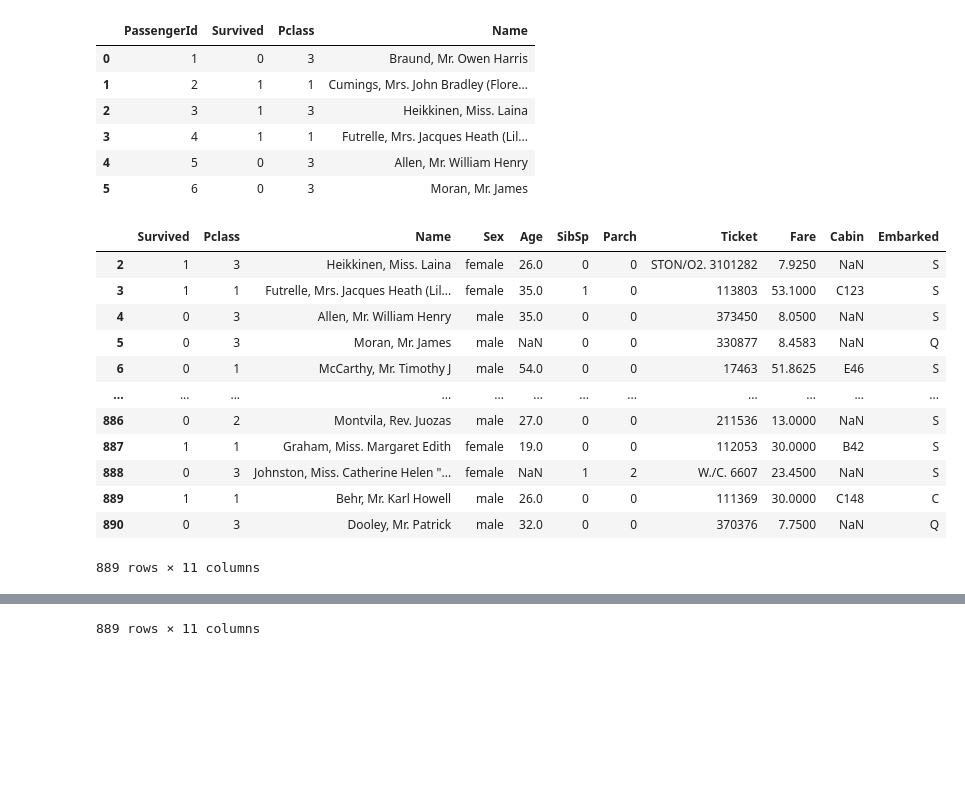
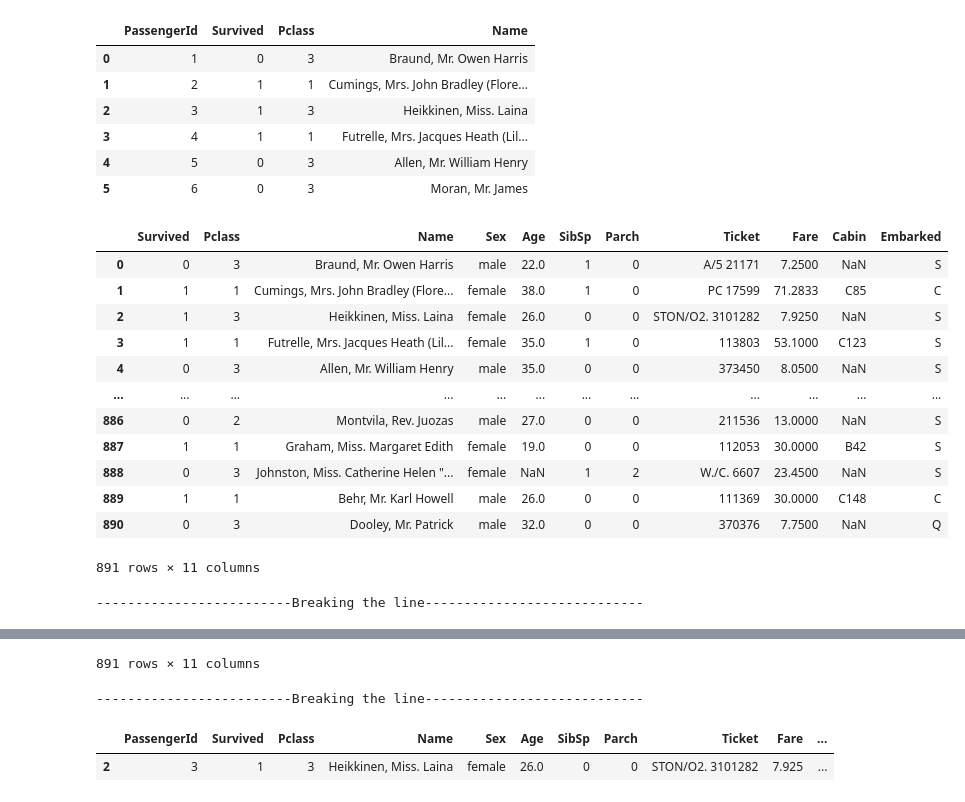
Before and after one commit to vedprakash8721/Abhishek-Data-Science-Portfolio, a Jupyter notebook: Python/Module 8 ( Pandas )/Pandas Advance V2.ipynb, the cells around one changed output, grey strips where cells are left out. Saved outputs shown, nothing was run; the diff lists cells and outputs as text; code cells hidden in the pictures; blank space fills up the shorter version.

Commit message:
Pandas Advance V2 :  Accessing specific details of passengers:

```diff
--- a/Python/Module 8 ( Pandas )/Pandas Advance V2.ipynb
+++ b/Python/Module 8 ( Pandas )/Pandas Advance V2.ipynb
@@ -84,29 +84,36 @@ display(data_frame.iloc[0:6,0:4])
 # %%
 # to drop some column from the dataframe
 # data_frame.drop("PassengerId")  python detect it as row. to specify column we have to give axis=column_num
 display(data_frame.drop("PassengerId",axis=1))
 """ axis indexing starts from 0 ( by default)"""
 # the modification will not be shown if you print again the dataframe . to keep it permanent you have to assign it
 """ when i try to delete the row 1 it raise key error"""
+print("-------------------------Breaking the line----------------------------\n")
 
 # to reset the action
 data_frame.reset_index(drop=True)
 
 # to set a index as any column
-data_frame.set_index("Name")
+display(data_frame.set_index("Name"))
+
+print("-------------------------Breaking the line----------------------------\n")
+
+# Access the specific detail of the passengers
+display(data_frame[data_frame["Name"]=="Heikkinen, Miss. Laina"])
 # %% [output]
 |  | Survived | Pclass | Name | Sex | Age | SibSp | Parch | Ticket | Fare | Cabin | Embarked |
+| 0 | 0 | 3 | Braund, Mr. Owen Harris | male | 22.0 | 1 | 0 | A/5 21171 | 7.2500 | NaN | S |
+| 1 | 1 | 1 | Cumings, Mrs. John Bradley (Flore... | female | 38.0 | 1 | 0 | PC 17599 | 71.2833 | C85 | C |
 | 2 | 1 | 3 | Heikkinen, Miss. Laina | female | 26.0 | 0 | 0 | STON/O2. 3101282 | 7.9250 | NaN | S |
 | 3 | 1 | 1 | Futrelle, Mrs. Jacques Heath (Lil... | female | 35.0 | 1 | 0 | 113803 | 53.1000 | C123 | S |
 | 4 | 0 | 3 | Allen, Mr. William Henry | male | 35.0 | 0 | 0 | 373450 | 8.0500 | NaN | S |
-| 5 | 0 | 3 | Moran, Mr. James | male | NaN | 0 | 0 | 330877 | 8.4583 | NaN | Q |
-| 6 | 0 | 1 | McCarthy, Mr. Timothy J | male | 54.0 | 0 | 0 | 17463 | 51.8625 | E46 | S |
 | ... | ... | ... | ... | ... | ... | ... | ... | ... | ... | ... | ... |
 | 886 | 0 | 2 | Montvila, Rev. Juozas | male | 27.0 | 0 | 0 | 211536 | 13.0000 | NaN | S |
 | 887 | 1 | 1 | Graham, Miss. Margaret Edith | female | 19.0 | 0 | 0 | 112053 | 30.0000 | B42 | S |
 | 888 | 0 | 3 | Johnston, Miss. Catherine Helen "... | female | NaN | 1 | 2 | W./C. 6607 | 23.4500 | NaN | S |
 | 889 | 1 | 1 | Behr, Mr. Karl Howell | male | 26.0 | 0 | 0 | 111369 | 30.0000 | C148 | C |
 | 890 | 0 | 3 | Dooley, Mr. Patrick | male | 32.0 | 0 | 0 | 370376 | 7.7500 | NaN | Q |
-889 rows × 11 columns
+891 rows × 11 columns
+-------------------------Breaking the line----------------------------
 |  | PassengerId | Survived | Pclass | Sex | Age | SibSp | Parch | Ticket | Fare | Cabin | ... |
 | Name |  |  |  |  |  |  |  |  |  |  | ... |
@@ -121,4 +128,7 @@ data_frame.set_index("Name")
 | Johnston, Miss. Catherine Helen "... | 889 | 0 | 3 | female | NaN | 1 | 2 | W./C. 6607 | 23.4500 | NaN | ... |
 | Behr, Mr. Karl Howell | 890 | 1 | 1 | male | 26.0 | 0 | 0 | 111369 | 30.0000 | C148 | ... |
 | Dooley, Mr. Patrick | 891 | 0 | 3 | male | 32.0 | 0 | 0 | 370376 | 7.7500 | NaN | ... |
-889 rows × 11 columns
+891 rows × 11 columns
+-------------------------Breaking the line----------------------------
+|  | PassengerId | Survived | Pclass | Name | Sex | Age | SibSp | Parch | Ticket | Fare | ... |
+| 2 | 3 | 1 | 3 | Heikkinen, Miss. Laina | female | 26.0 | 0 | 0 | STON/O2. 3101282 | 7.925 | ... |
```
Also changed, not shown: parts of 1 cell of this notebook.
